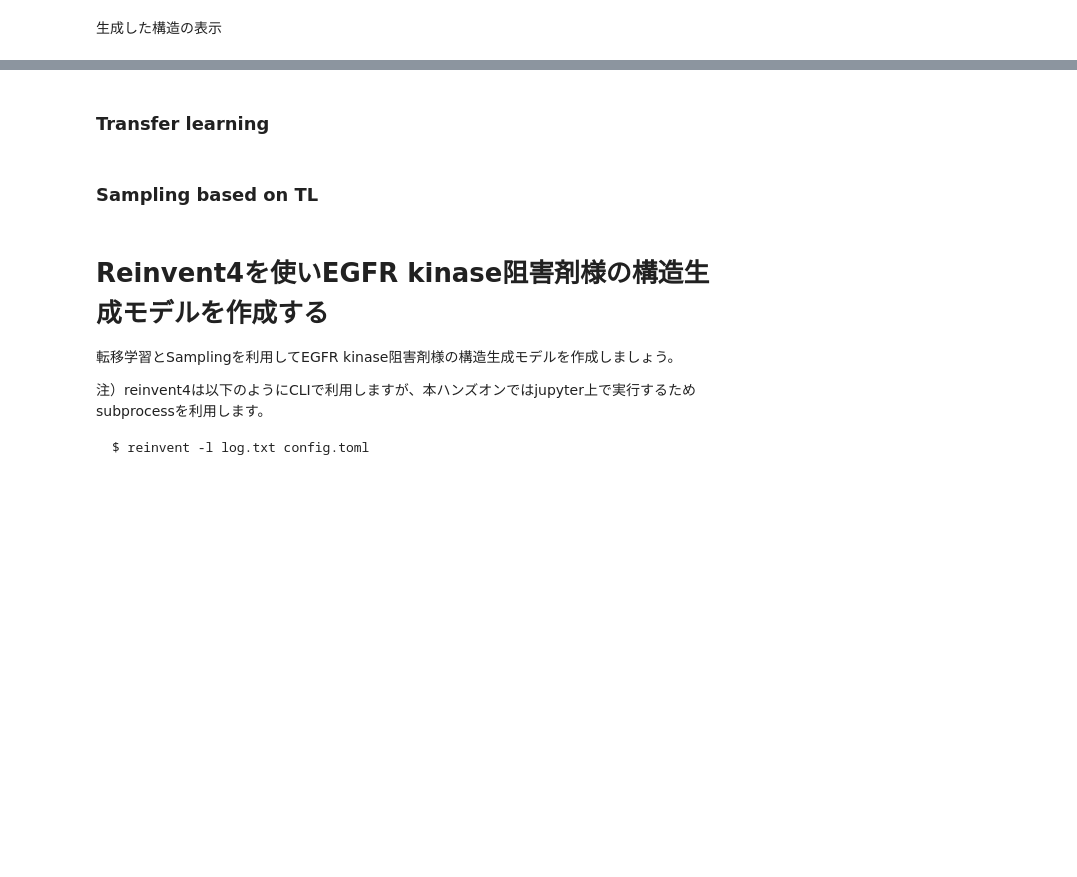
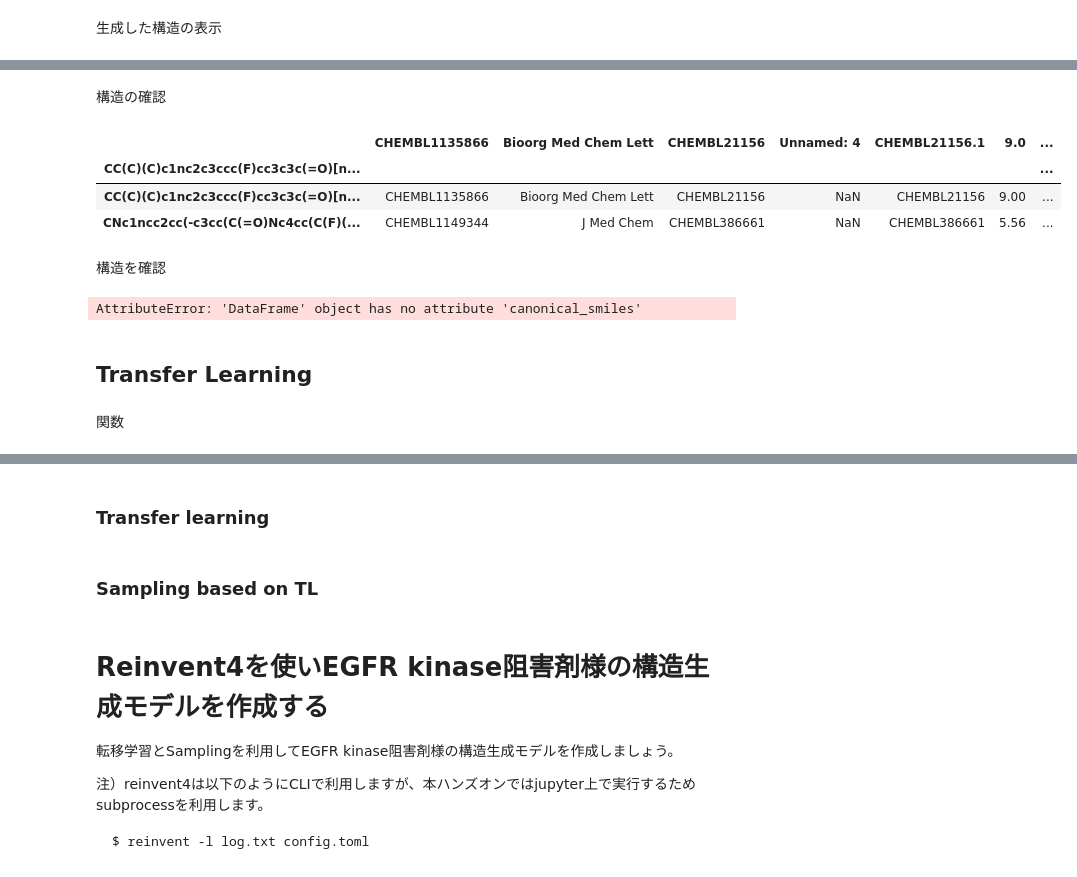
Before and after one commit to keetane/infomatics, a Jupyter notebook: reinvent4.ipynb, the cells around one changed output, grey strips where cells are left out. Drawn from its saved outputs; the diff is of its cells as text; code cells hidden in the pictures; blank space fills up the shorter version.

```diff
--- a/reinvent4.ipynb
+++ b/reinvent4.ipynb
@@ -273,0 +349,31 @@ Draw.MolsToGridImage(img.sample(10).Mol.tolist(), molsPerRow=5, subImgSize=(300,
+# %% [markdown]
+構造の確認
+# %%
+df = pd.read_csv('input/tyk2.csv',
+            sep='\t',
+            header=0,
+            index_col=0,
+            encoding='utf-8',
+            )
+df.head(2)
+# %% [output]
+|  | CHEMBL1135866 | Bioorg Med Chem Lett | CHEMBL21156 | Unnamed: 4 | CHEMBL21156.1 | 9.0 | ... |
+| CC(C)(C)c1nc2c3ccc(F)cc3c3c(=O)[n... |  |  |  |  |  |  | ... |
+| CC(C)(C)c1nc2c3ccc(F)cc3c3c(=O)[n... | CHEMBL1135866 | Bioorg Med Chem Lett | CHEMBL21156 | NaN | CHEMBL21156 | 9.00 | ... |
+| CNc1ncc2cc(-c3cc(C(=O)Nc4cc(C(F)(... | CHEMBL1149344 | J Med Chem | CHEMBL386661 | NaN | CHEMBL386661 | 5.56 | ... |
+# %% [markdown]
+構造を確認
+# %%
+# 5化合物をランダムサンプリング
+Draw.MolsToGridImage(
+    [Chem.MolFromSmiles(x) for x in df.canonical_smiles.sample(5)],
+    legends=df['molecule_chembl_id'].tolist(),
+    molsPerRow=5,
+    subImgSize=(300, 300)
+)
+# %% [output]
+AttributeError: 'DataFrame' object has no attribute 'canonical_smiles'
+# %% [markdown]
+## Transfer Learning
+# %% [markdown]
+関数
```
Also changed, not shown: parts of 19 cells of this notebook.
